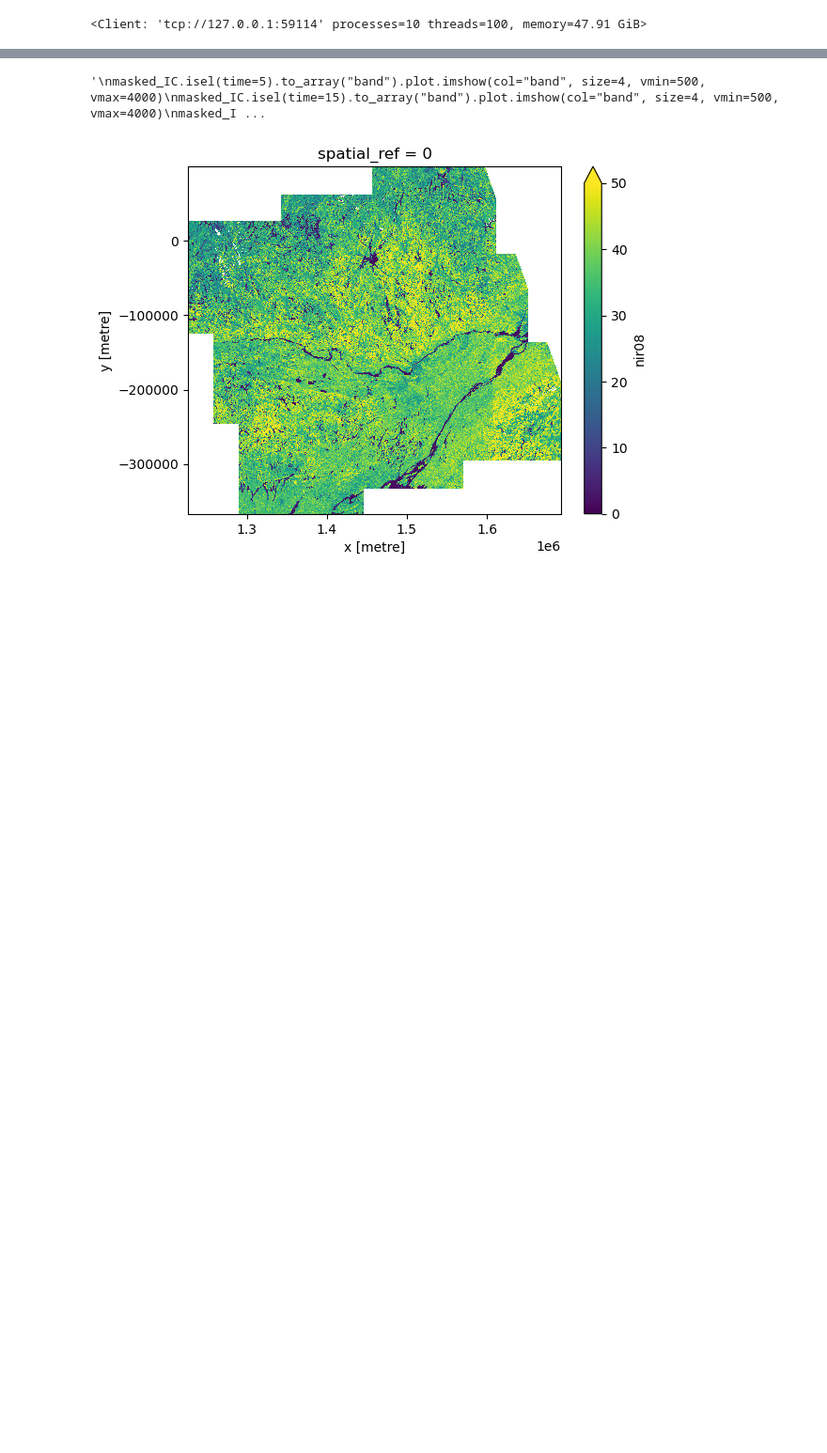
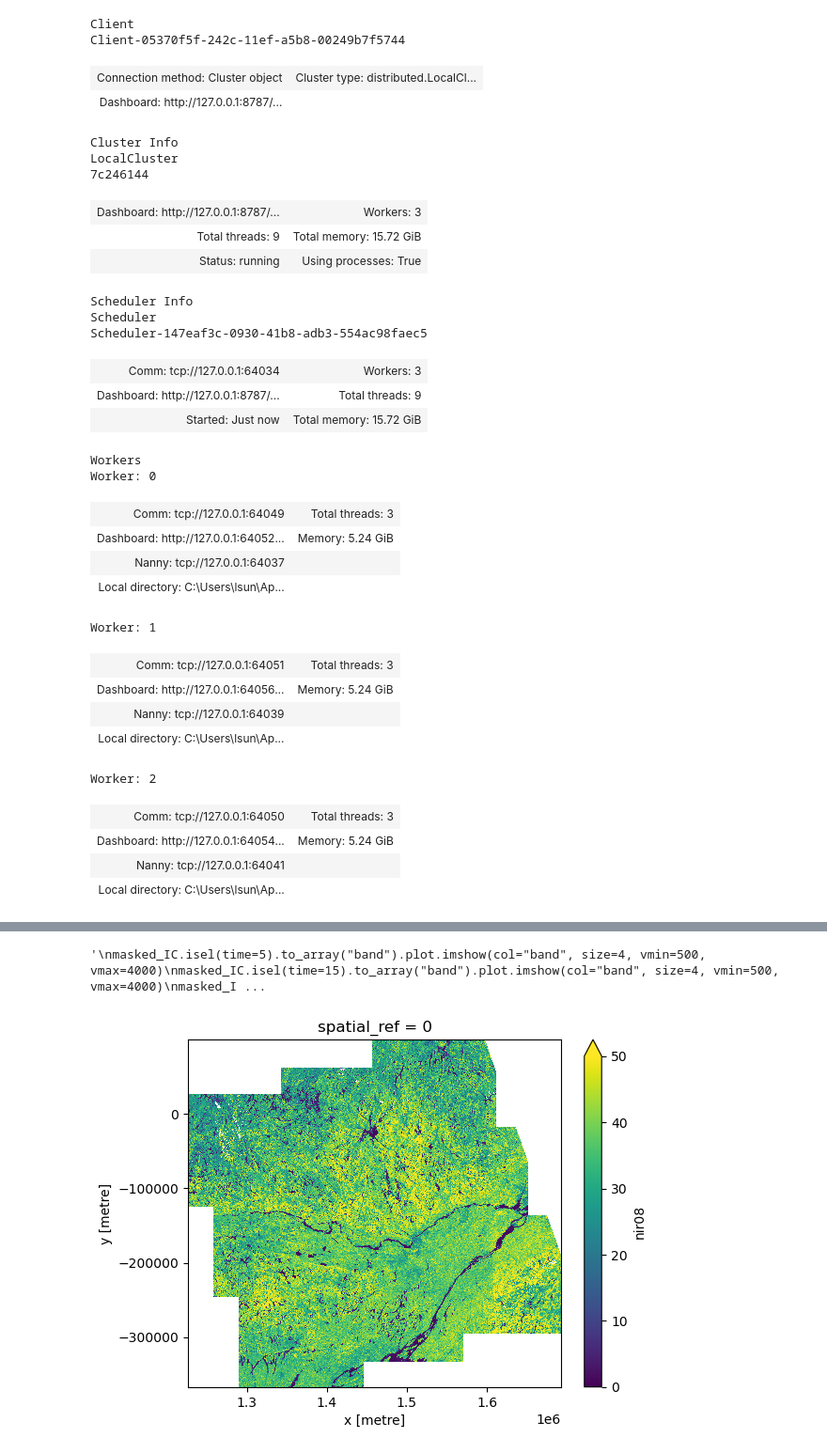
Before and after one commit to aaradar/LEAF-stac, a Jupyter notebook: Mosaic.ipynb, the cells around one changed output, grey strips where cells are left out. Shown: that part at 94% size. Saved outputs shown, nothing was run; the diff lists cells and outputs as text; code cells hidden in the pictures; blank space fills up the shorter version.

```diff
--- a/Mosaic.ipynb
+++ b/Mosaic.ipynb
@@ -18,11 +18,42 @@ configure_rio(cloud_defaults = True, GDAL_HTTP_UNSAFESSL = 'YES') #client = clie
 # %%
 from dask.distributed import LocalCluster
 
-cluster = LocalCluster(n_workers = 10, threads_per_worker = 10) # Refined through testing
+cluster = LocalCluster(n_workers = 3, threads_per_worker = 3) # Refined through testing
 client = cluster.get_client()
 client # Can open in other window by clicking 'Dashboard' link below
 # %% [output]
-<Client: 'tcp://127.0.0.1:59114' processes=10 threads=100, memory=47.91 GiB>
+Client
+Client-05370f5f-242c-11ef-a5b8-00249b7f5744
+| Connection method: Cluster object | Cluster type: distributed.LocalCl... |
+| Dashboard: http://127.0.0.1:8787/... |  |
+Cluster Info
+LocalCluster
+7c246144
+| Dashboard: http://127.0.0.1:8787/... | Workers: 3 |
+| Total threads: 9 | Total memory: 15.72 GiB |
+| Status: running | Using processes: True |
+Scheduler Info
+Scheduler
+Scheduler-147eaf3c-0930-41b8-adb3-554ac98faec5
+| Comm: tcp://127.0.0.1:64034 | Workers: 3 |
+| Dashboard: http://127.0.0.1:8787/... | Total threads: 9 |
+| Started: Just now | Total memory: 15.72 GiB |
+Workers
+Worker: 0
+| Comm: tcp://127.0.0.1:64049 | Total threads: 3 |
+| Dashboard: http://127.0.0.1:64052... | Memory: 5.24 GiB |
+| Nanny: tcp://127.0.0.1:64037 |  |
+| Local directory: C:\Users\lsun\Ap... |  |
+Worker: 1
+| Comm: tcp://127.0.0.1:64051 | Total threads: 3 |
+| Dashboard: http://127.0.0.1:64056... | Memory: 5.24 GiB |
+| Nanny: tcp://127.0.0.1:64039 |  |
+| Local directory: C:\Users\lsun\Ap... |  |
+Worker: 2
+| Comm: tcp://127.0.0.1:64050 | Total threads: 3 |
+| Dashboard: http://127.0.0.1:64054... | Memory: 5.24 GiB |
+| Nanny: tcp://127.0.0.1:64041 |  |
+| Local directory: C:\Users\lsun\Ap... |  |
 # %%
 ottawa_region = {
     'type': 'Polygon',
```
Also changed, not shown: parts of 4 cells of this notebook, 2 other files.
